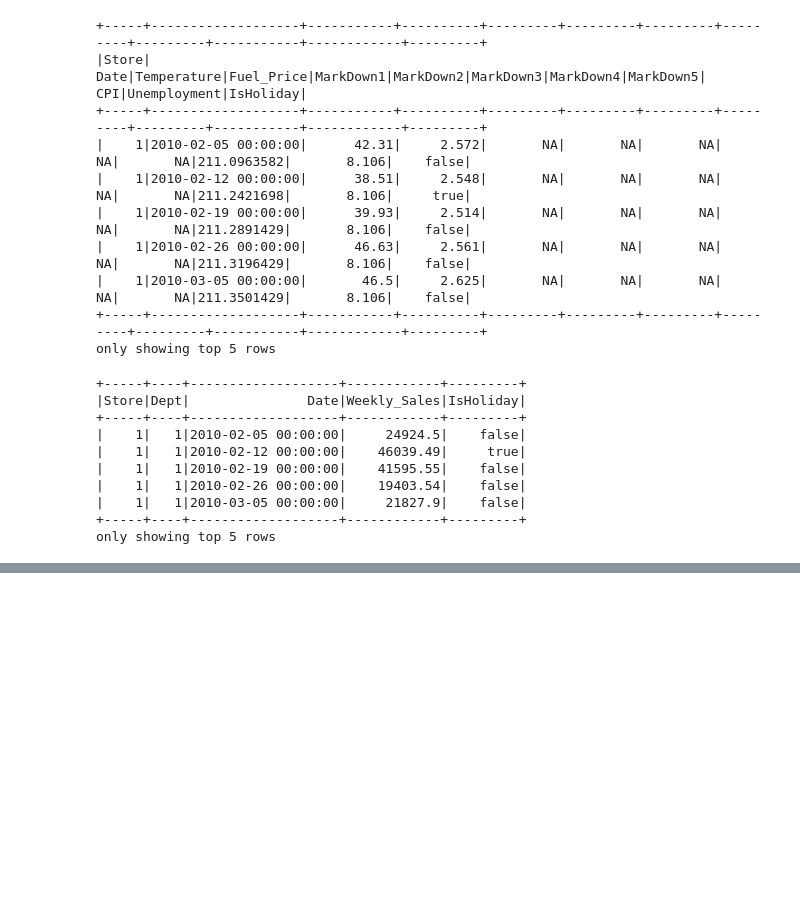
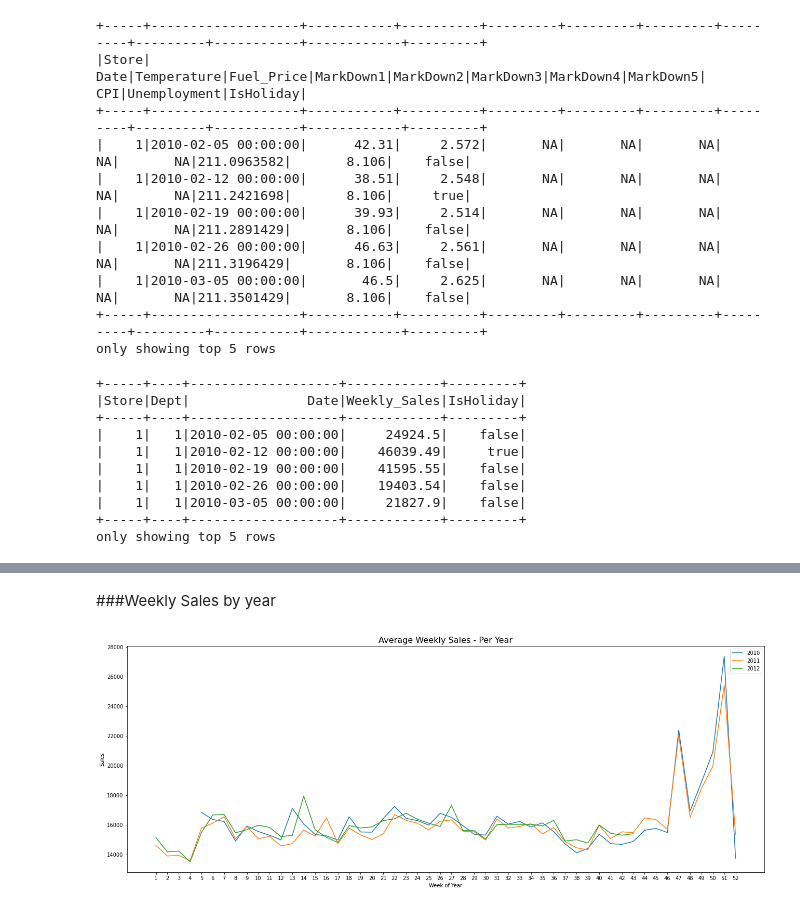
Before and after one commit to Crazylov3/spark, a Jupyter notebook: data_explorer.ipynb, the cells around one changed output, grey strips where cells are left out. Cells and saved outputs as stored; diff of their text form; code cells hidden in the pictures; blank space fills up the shorter version.

```diff
--- a/data_explorer.ipynb
+++ b/data_explorer.ipynb
@@ -217,0 +495,21 @@ Text(0.5, 1.0, 'Correlation with Weekly_Sales')
+# %% [markdown]
+###Weekly Sales by year
+# %%
+weekly_sales_2010 = df_train_pd[df_train_pd.Year==2010].groupby('Week')['Weekly_Sales'].mean()
+weekly_sales_2011 = df_train_pd[df_train_pd.Year==2011].groupby('Week')['Weekly_Sales'].mean()
+weekly_sales_2012 = df_train_pd[df_train_pd.Year==2012].groupby('Week')['Weekly_Sales'].mean()
+
+plt.figure(figsize=(22,8))
+plt.plot(weekly_sales_2010.index, weekly_sales_2010.values)
+plt.plot(weekly_sales_2011.index, weekly_sales_2011.values)
+plt.plot(weekly_sales_2012.index, weekly_sales_2012.values)
+
+plt.xticks(np.arange(1, 53, step=1))
+# plt.yticks( fontsize=16)
+plt.xlabel('Week of Year')
+plt.ylabel('Sales')
+
+plt.title("Average Weekly Sales - Per Year", fontsize=16)
+plt.legend(['2010', '2011', '2012']);
+# %% [output]
+[figure, added]
```
Also changed, not shown: parts of 97 cells of this notebook.
